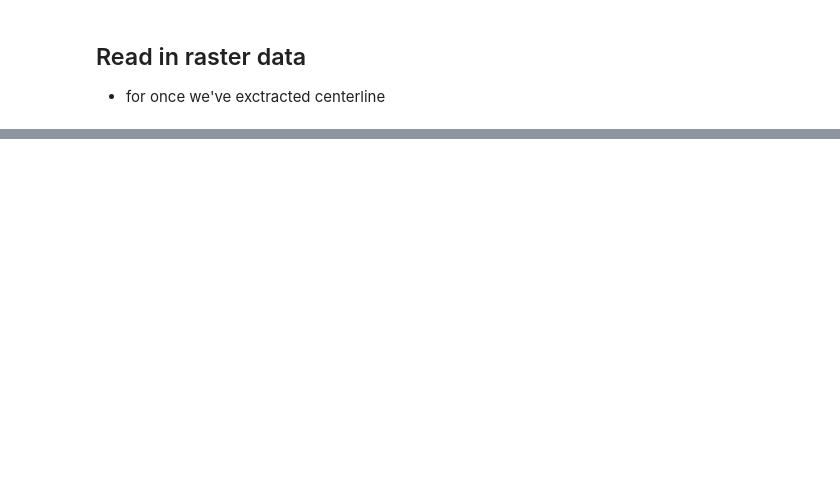
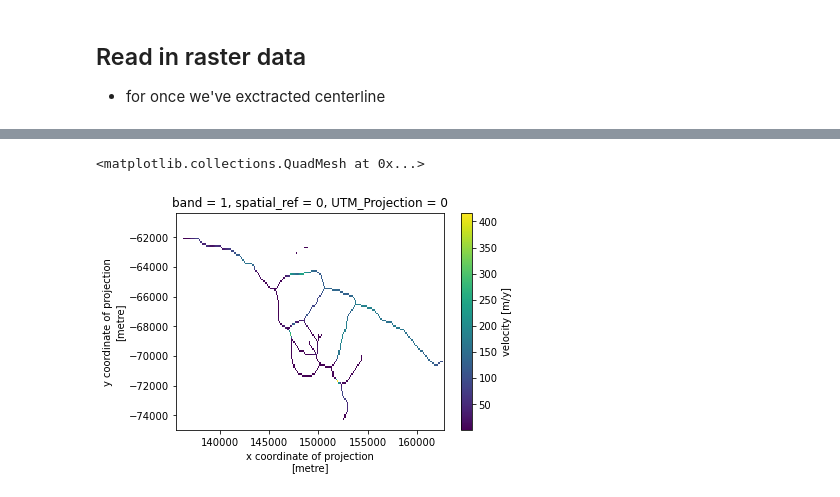
Before and after one commit to e-marshall/itslive, a Jupyter notebook: glacier_centerlines.ipynb, the cells around one changed output, grey strips where cells are left out. Saved outputs shown, nothing was run; the diff lists cells and outputs as text; code cells hidden in the pictures; blank space fills up the shorter version.

```diff
--- a/glacier_centerlines.ipynb
+++ b/glacier_centerlines.ipynb
@@ -53,0 +84,6 @@ just_ice.ice
+# %%
+centerline_test_ds = glacier_raster.where(centerline_test != False)
+centerline_test_ds.v.plot()
+# %% [output]
+<matplotlib.collections.QuadMesh at 0x...>
+[figure, added]
```
Also changed, not shown: parts of 32 cells of this notebook.
